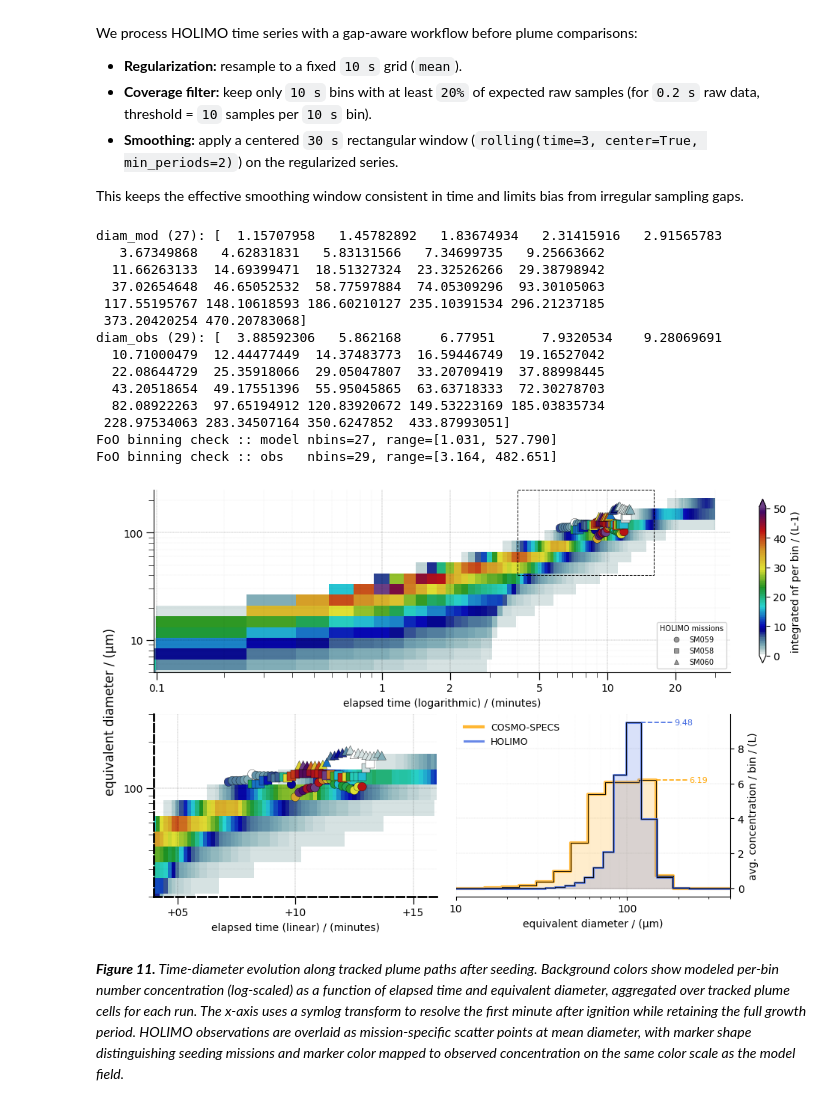
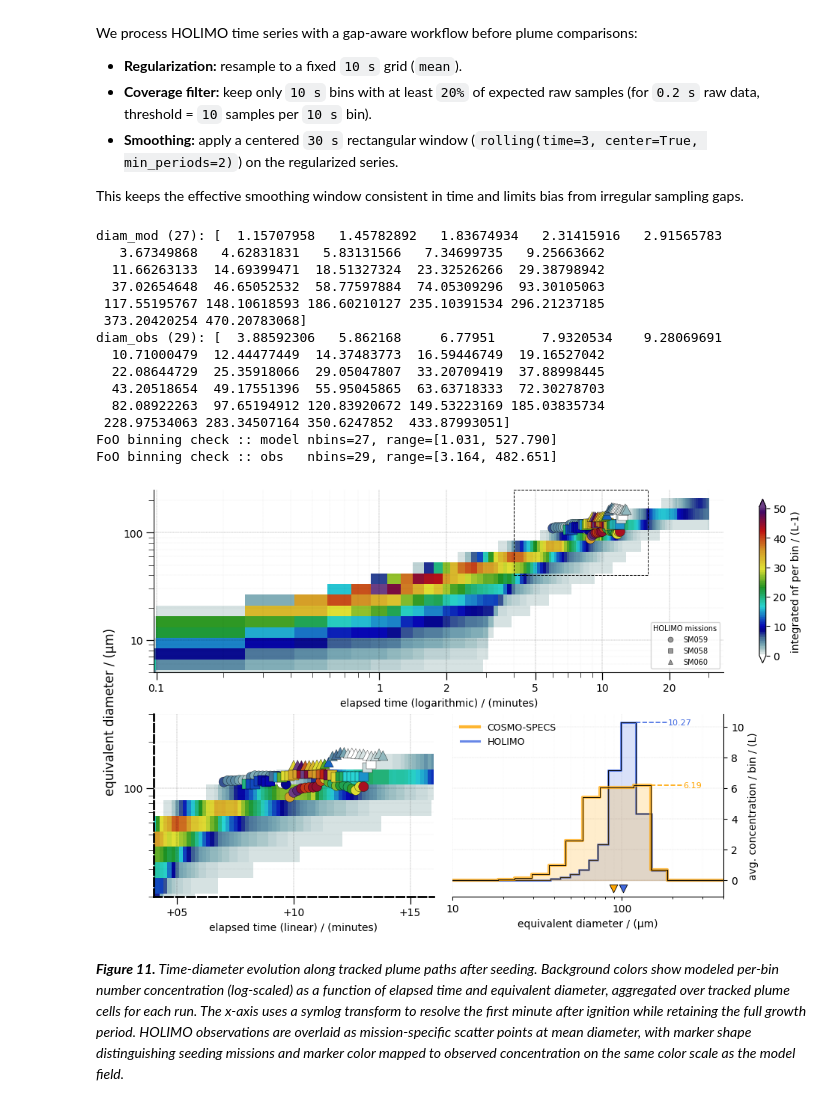
Before and after one commit to KarlJohnsonnn/polarcap_analysis, a Jupyter notebook: notebooks/plume_path/01-plot-plume-path-sum.ipynb, the cells around one changed output. Cells and saved outputs as stored; diff of their text form; code cells hidden in the pictures.

```diff
--- a/notebooks/plume_path/01-plot-plume-path-sum.ipynb
+++ b/notebooks/plume_path/01-plot-plume-path-sum.ipynb
@@ -772,7 +772,8 @@ ds_holimo = ds_holimo.assign_coords({'diameter': ds_holimo.diameter * 1e6})
 # This avoids uneven effective windows when the raw observations have gaps.
 holimo_expected_dt_s = 1
 holimo_resample_s = 10
-smoothing_time_bins = 6
+smoothing_time_bins = 8
+smoothing_diameter_bins = 0
 holimo_min_coverage_frac = 0.01  # keep bins with >=20% valid raw samples
 holimo_expected_samples_per_bin = int(round(holimo_resample_s / holimo_expected_dt_s))
 holimo_min_samples_per_bin = max(1, int(round(holimo_expected_samples_per_bin * holimo_min_coverage_frac)))
@@ -797,6 +798,8 @@ ds_hd10 = ds_hd10_mean.where(holimo_valid_time)
 
 # 60 s rectangular smoothing on the regular 10 s grid (6 x 10 s bins).
 ds_hd10 = ds_hd10.rolling(time=smoothing_time_bins, center=True, min_periods=2).mean()
+if smoothing_diameter_bins > 1:
+    ds_hd10 = ds_hd10.rolling(diameter=smoothing_diameter_bins, center=True, min_periods=2).mean()
 # %% [markdown]
 ### HOLIMO time smoothing (gap-aware, paper method)
 
@@ -822,7 +825,7 @@ holimo_overlay_cfg = {
     "unit_factor": 1e3,
     "scatter_cmap": new_jet3_soft,
     "markers": ["o", "s", "^"],
-    "sizes": [70, 70, 70],
+    "sizes": [90, 90, 90],
     "alpha": 1.0,
     "edgecolor": "black",
     "linewidth": 0.25,
@@ -1059,7 +1062,7 @@ if d_model.size and np.isfinite(f_model).any():
         step="pre",
         color="orange",
         alpha=0.20,
-        zorder=3,
+        zorder=13,
     )
     ax_hist.step(
         d_model,
@@ -1069,7 +1072,7 @@ if d_model.size and np.isfinite(f_model).any():
         linestyle="-",
         label="COSMO-SPECS",
         alpha=0.7,
-        zorder=4,
+        zorder=14,
     )
     ax_hist.step(
         d_model,
@@ -1078,7 +1081,7 @@ if d_model.size and np.isfinite(f_model).any():
         lw=0.7,
         linestyle="-",
         alpha=0.95,
-        zorder=5,
+        zorder=15,
     )
 
 # Combined HOLIMO histogram across all seeding missions.
@@ -1173,6 +1176,24 @@ if 'd_obs_ref' in locals() and d_obs_ref.size and np.isfinite(f_obs_all).any():
     ax_hist.hlines(y_max_obs, d_peak_obs, d_end_obs, colors="royalblue", linestyles="--", lw=1.2, zorder=8)
     ax_hist.annotate(f"{y_max_obs:.2f}", xy=(d_end_obs, y_max_obs), ha="left", va="center", fontsize=8, color="royalblue")
 
+# Median diameter of FoO/concentration distribution on x-axis (triangle-up, line-colored).
+ylim_hist = ax_hist.get_ylim()
+y_axis_bottom = ylim_hist[0]
+if d_model.size and np.isfinite(f_model).any():
+    cdf_mod = np.nancumsum(np.asarray(f_model, dtype=float))
+    tot_mod = cdf_mod[-1]
+    if np.isfinite(tot_mod) and tot_mod > 0:
+        cdf_n = cdf_mod / tot_mod
+        med_d_mod = np.interp(0.5, cdf_n, d_model)
+        ax_hist.scatter(med_d_mod, y_axis_bottom, marker="v", s=60, color="orange", edgecolors="black", linewidths=0.6, zorder=10, clip_on=True)
+if "d_obs_ref" in locals() and d_obs_ref.size and np.isfinite(f_obs_all).any():
+    cdf_obs = np.nancumsum(np.asarray(f_obs_all, dtype=float))
+    tot_obs = cdf_obs[-1]
+    if np.isfinite(tot_obs) and tot_obs > 0:
+        cdf_n = cdf_obs / tot_obs
+        med_d_obs = np.interp(0.5, cdf_n, d_obs_ref)
+        ax_hist.scatter(med_d_obs, y_axis_bottom, marker="v", s=60, color="royalblue", edgecolors="black", linewidths=0.6, zorder=10, clip_on=True)
+
 # Histogram legend (names only; max values shown on dashed lines).
 legend_handles, legend_labels = [], []
 if 'f_model' in locals() and hasattr(f_model, 'size') and f_model.size and np.isfinite(f_model).any():
@@ -1190,33 +1211,33 @@ ax_main[-1].set_ylim(20, 300)
 ax_main[-1].yaxis.set_major_formatter(plt.FuncFormatter(
             lambda x, p: f'{x:.3f}'.rstrip('0').rstrip('.') if x < 1 else f'{x:.0f}'))
 
 fig_stack.supylabel("equivalent diameter / (µm)")
 # fig_stack.text(0.005, 0.5, "equivalent diameter / (µm)", va="center", rotation="vertical")
 # ax_main[0].text(
 #     xlims["symlog"][0] + 0.13,
 #     -0.075,
 #     "elapsed time (log minutes from ignition)",
 #     transform=ax_main[0].get_xaxis_transform(),
 #     ha="left",
 #     va="top",
 # )
 
 fig_stack.savefig("output/figure11_plume_path_plot_clean_symlog_with_zoom_panel_hist.png", dpi=500, bbox_inches="tight")
 # %% [output]
 diam_mod (27): [  1.15707958   1.45782892   1.83674934   2.31415916   2.91565783
    3.67349868   4.62831831   5.83131566   7.34699735   9.25663662
   11.66263133  14.69399471  18.51327324  23.32526266  29.38798942
   37.02654648  46.65052532  58.77597884  74.05309296  93.30105063
  117.55195767 148.10618593 186.60210127 235.10391534 296.21237185
  373.20420254 470.20783068]
 diam_obs (29): [  3.88592306   5.862168     6.77951      7.9320534    9.28069691
   10.71000479  12.44477449  14.37483773  16.59446749  19.16527042
   22.08644729  25.35918066  29.05047807  33.20709419  37.88998445
   43.20518654  49.17551396  55.95045865  63.63718333  72.30278703
   82.08922263  97.65194912 120.83920672 149.53223169 185.03835734
  228.97534063 283.34507164 350.6247852  433.87993051]
 FoO binning check :: model nbins=27, range=[1.031, 527.790]
 FoO binning check :: obs   nbins=29, range=[3.164, 482.651]
-[figure, old version]
+[figure, new version]
 # %% [markdown]
 ***Figure 11.** Time-diameter evolution along tracked plume paths after seeding. Background colors show modeled per-bin number concentration (log-scaled) as a function of elapsed time and equivalent diameter, aggregated over tracked plume cells for each run. The x-axis uses a symlog transform to resolve the first minute after ignition while retaining the full growth period. HOLIMO observations are overlaid as mission-specific scatter points at mean diameter, with marker shape distinguishing seeding missions and marker color mapped to observed concentration on the same color scale as the model field.*
```
Also changed, not shown: parts of 1 cell of this notebook, 7 other files.
